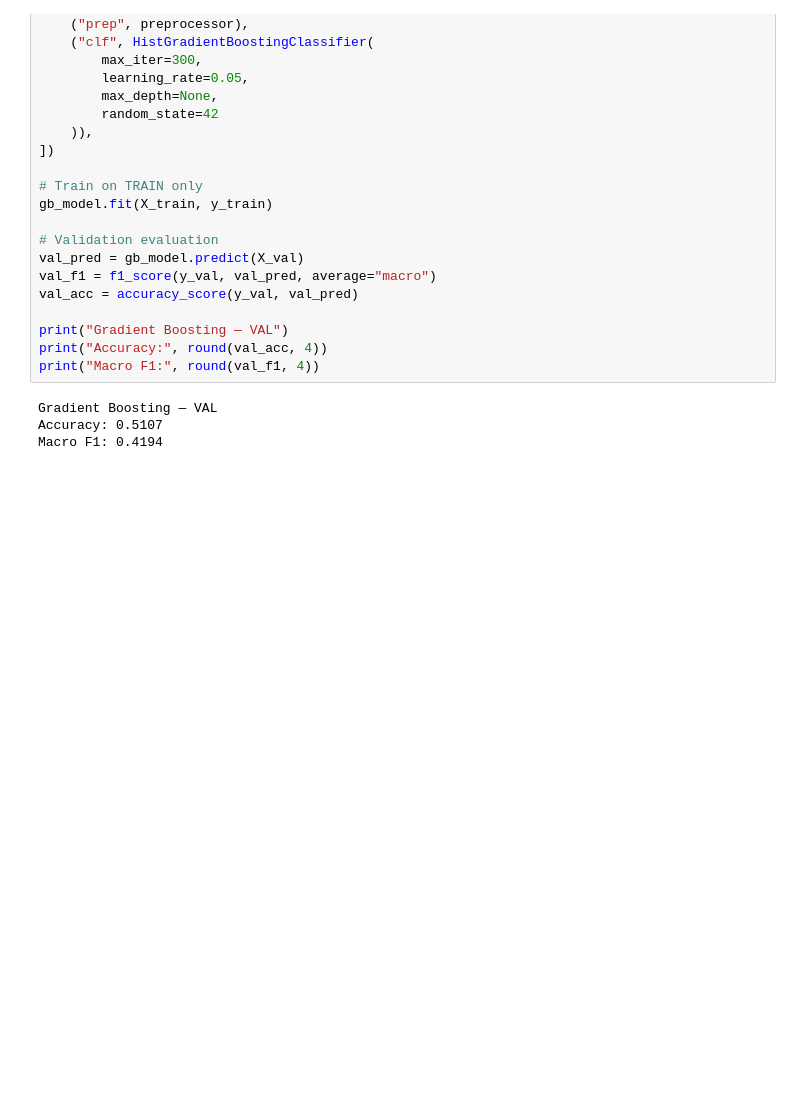
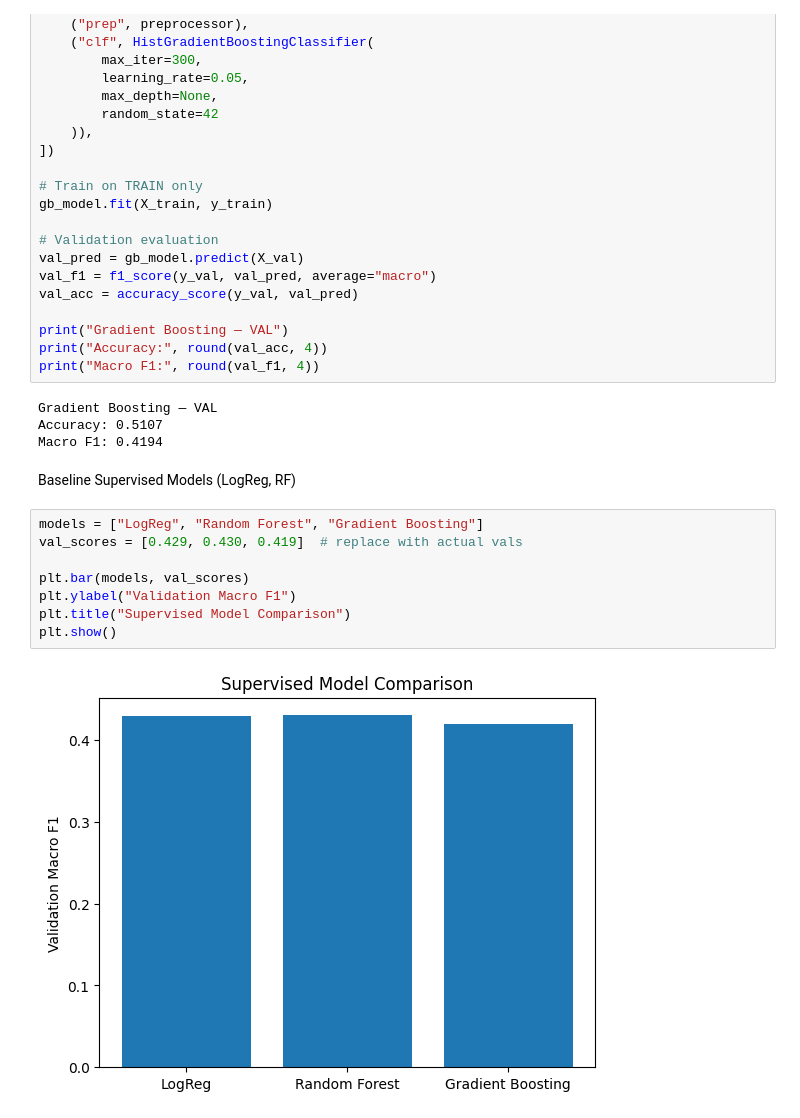
Before and after one commit to Tanzim-Chowdhury/SIADS696-volatility-regime-modeling, a Jupyter notebook: notebooks/01_pipeline.ipynb, the cells around one changed output. Saved outputs shown, nothing was run; the diff lists cells and outputs as text; blank space fills up the shorter version.

```diff
--- a/notebooks/01_pipeline.ipynb
+++ b/notebooks/01_pipeline.ipynb
@@ -433,3 +458,15 @@ print("Macro F1:", round(val_f1, 4))
 Gradient Boosting — VAL
 Accuracy: 0.5107
 Macro F1: 0.4194
+# %% [markdown]
+Baseline Supervised Models (LogReg, RF)
+# %%
+models = ["LogReg", "Random Forest", "Gradient Boosting"]
+val_scores = [0.429, 0.430, 0.419]  # replace with actual vals
+
+plt.bar(models, val_scores)
+plt.ylabel("Validation Macro F1")
+plt.title("Supervised Model Comparison")
+plt.show()
+# %% [output]
+[figure, added]
```
Also changed, not shown: parts of 30 cells of this notebook.
